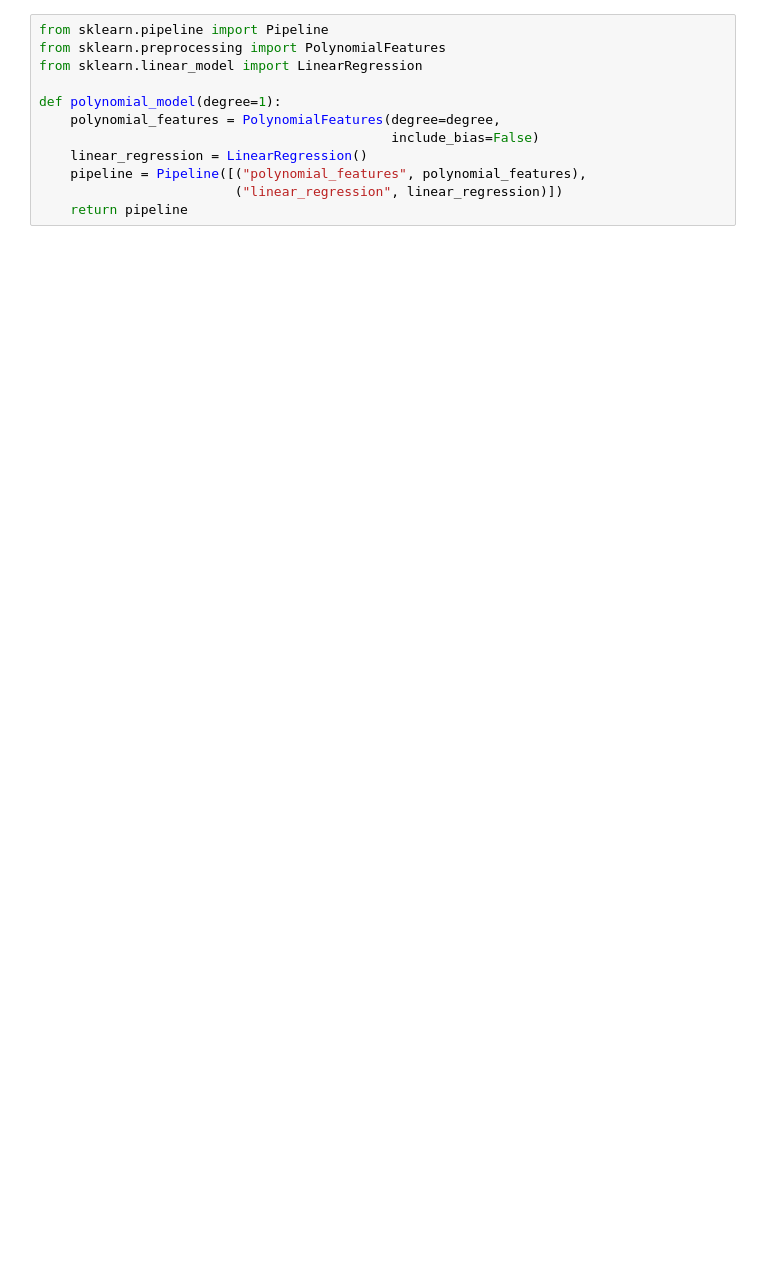
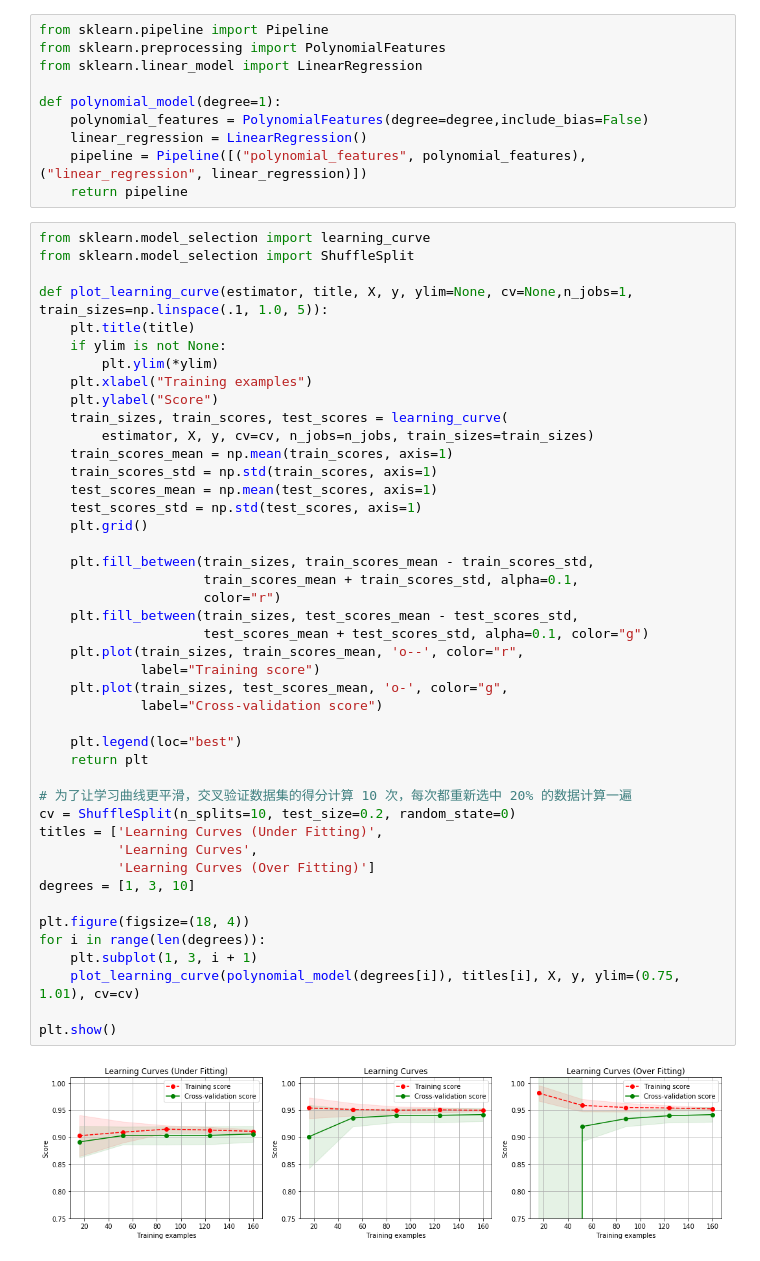
Before and after one commit to wangjs-jacky/Jupyter-notebook, a Jupyter notebook: 01_basic_practice/Pipline和learn_curve实现.ipynb, the cells around one changed output. Drawn from its saved outputs; the diff is of its cells as text; blank space fills up the shorter version.

```diff
--- a/01_basic_practice/Pipline和learn_curve实现.ipynb
+++ b/01_basic_practice/Pipline和learn_curve实现.ipynb
@@ -13,9 +19,53 @@ from sklearn.preprocessing import PolynomialFeatures
 from sklearn.linear_model import LinearRegression
 
 def polynomial_model(degree=1):
-    polynomial_features = PolynomialFeatures(degree=degree,
-                                             include_bias=False)
+    polynomial_features = PolynomialFeatures(degree=degree,include_bias=False)
     linear_regression = LinearRegression()
-    pipeline = Pipeline([("polynomial_features", polynomial_features),
-                         ("linear_regression", linear_regression)])
+    pipeline = Pipeline([("polynomial_features", polynomial_features),("linear_regression", linear_regression)])
     return pipeline
+# %%
+from sklearn.model_selection import learning_curve
+from sklearn.model_selection import ShuffleSplit
+
+def plot_learning_curve(estimator, title, X, y, ylim=None, cv=None,n_jobs=1, train_sizes=np.linspace(.1, 1.0, 5)):
+    plt.title(title)
+    if ylim is not None:
+        plt.ylim(*ylim)
+    plt.xlabel("Training examples")
+    plt.ylabel("Score")
+    train_sizes, train_scores, test_scores = learning_curve(
+        estimator, X, y, cv=cv, n_jobs=n_jobs, train_sizes=train_sizes)
+    train_scores_mean = np.mean(train_scores, axis=1)
+    train_scores_std = np.std(train_scores, axis=1)
+    test_scores_mean = np.mean(test_scores, axis=1)
+    test_scores_std = np.std(test_scores, axis=1)
+    plt.grid()
+
+    plt.fill_between(train_sizes, train_scores_mean - train_scores_std,
+                     train_scores_mean + train_scores_std, alpha=0.1,
+                     color="r")
+    plt.fill_between(train_sizes, test_scores_mean - test_scores_std,
+                     test_scores_mean + test_scores_std, alpha=0.1, color="g")
+    plt.plot(train_sizes, train_scores_mean, 'o--', color="r",
+             label="Training score")
+    plt.plot(train_sizes, test_scores_mean, 'o-', color="g",
+             label="Cross-validation score")
+
+    plt.legend(loc="best")
+    return plt
+
+# 为了让学习曲线更平滑，交叉验证数据集的得分计算 10 次，每次都重新选中 20% 的数据计算一遍
+cv = ShuffleSplit(n_splits=10, test_size=0.2, random_state=0)
+titles = ['Learning Curves (Under Fitting)',
+          'Learning Curves',
+          'Learning Curves (Over Fitting)']
+degrees = [1, 3, 10]
+
+plt.figure(figsize=(18, 4))
+for i in range(len(degrees)):
+    plt.subplot(1, 3, i + 1)
+    plot_learning_curve(polynomial_model(degrees[i]), titles[i], X, y, ylim=(0.75, 1.01), cv=cv)
+
+plt.show()
+# %% [output]
+[figure, added]
```
Also changed, not shown: parts of 2 cells of this notebook, 2 other files.
